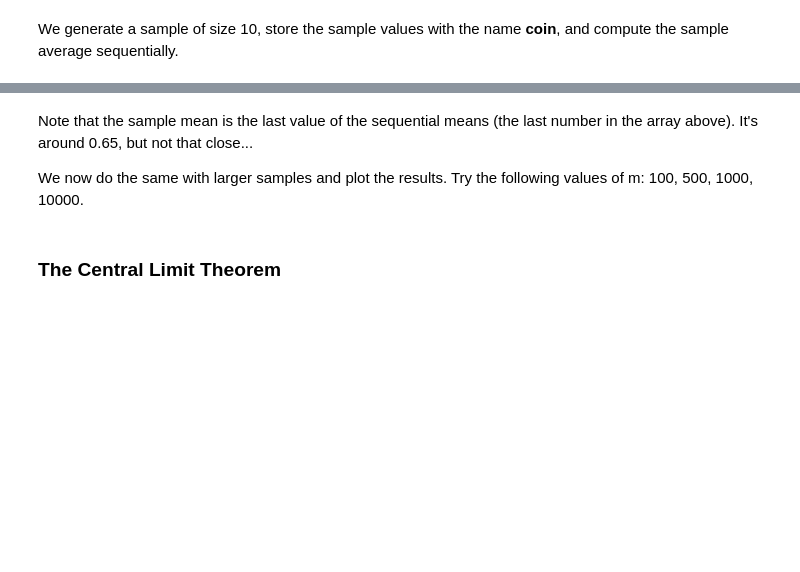
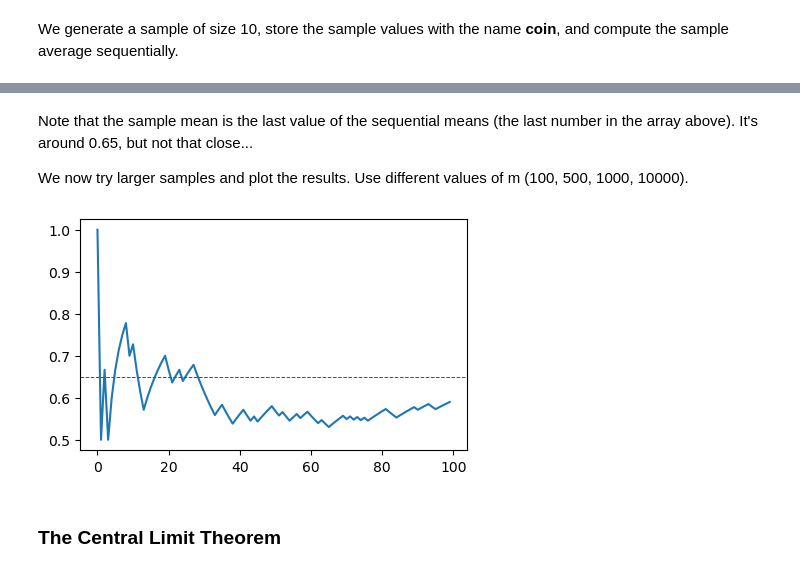
Before and after one commit to rdsiese/MANDES, a Jupyter notebook: 1_Monte_Carlo_CLT.ipynb, the cells around one changed output, grey strips where cells are left out. Cells and saved outputs as stored; diff of their text form; code cells hidden in the pictures; blank space fills up the shorter version.

```diff
--- a/1_Monte_Carlo_CLT.ipynb
+++ b/1_Monte_Carlo_CLT.ipynb
@@ -29,18 +34,20 @@ print(f'coin: \t\t{coin} \nsample mean: \t{samplemean[1:].round(2)}')
 # %% [markdown]
 Note that the sample mean is the last value of the sequential means (the last number in the array above). It's around 0.65, but not that close...
 
-We now do the same with larger samples and plot the results. Try the following values of m: 100, 500, 1000, 10000.
+We now try larger samples and plot the results. Use different values of m (100, 500, 1000, 10000).
 # %%
-n = 10000
+n = 100
 samplemean = np.zeros(n+1)
 coin = np.random.binomial(1,0.65,n)
 
 for i in range(0,n):
     samplemean[i+1] = samplemean[i]*i/(i+1) + coin[i]/(i+1)
 
 plt.figure(figsize=(5, 3))
 plt.plot(samplemean[1:])
 plt.axhline(y=0.65, color='red', linestyle='--', linewidth=0.7, label='0.65');
+# %% [output]
+[figure, added]
 # %% [markdown]
 ### The Central Limit Theorem
 # %% [markdown]
```
Also changed, not shown: parts of 5 cells of this notebook.
